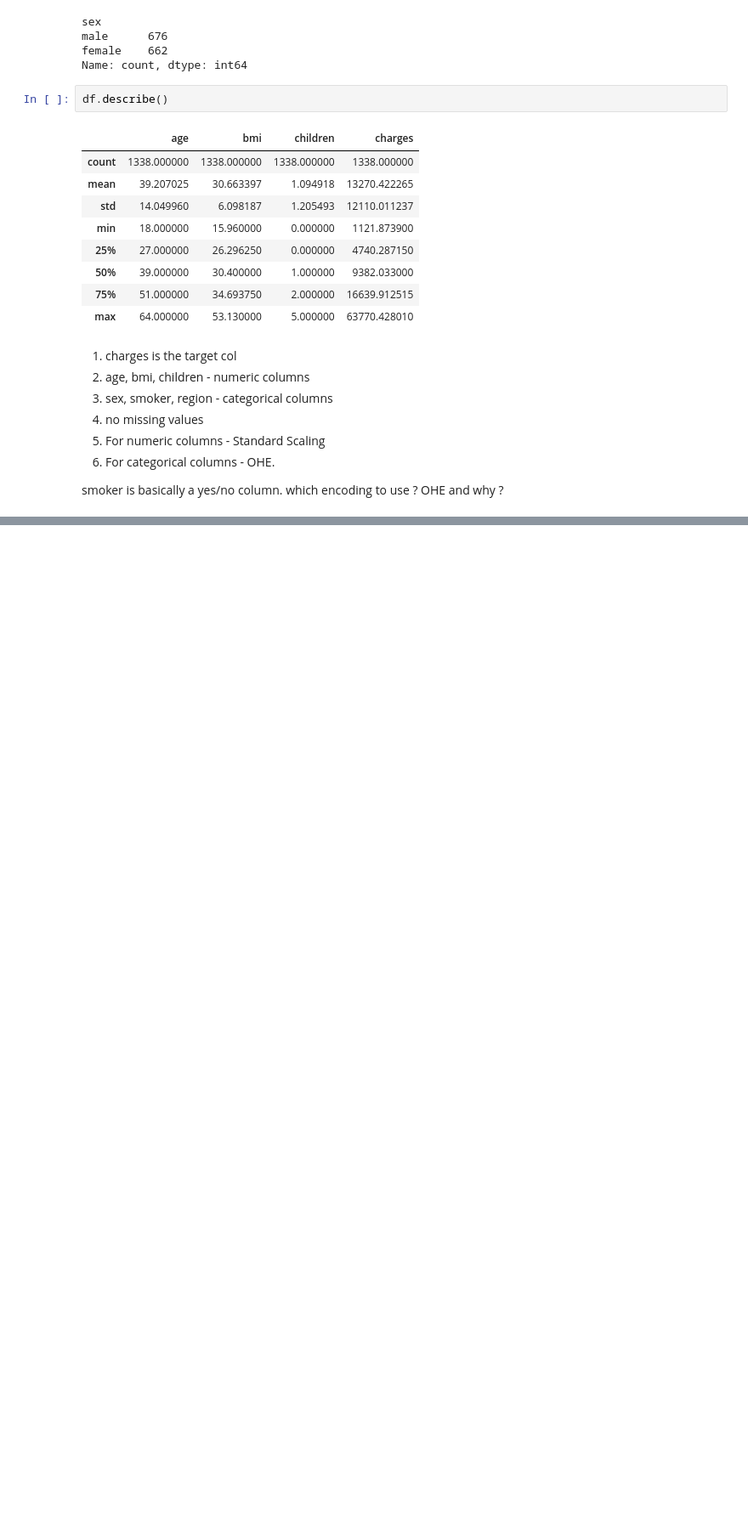
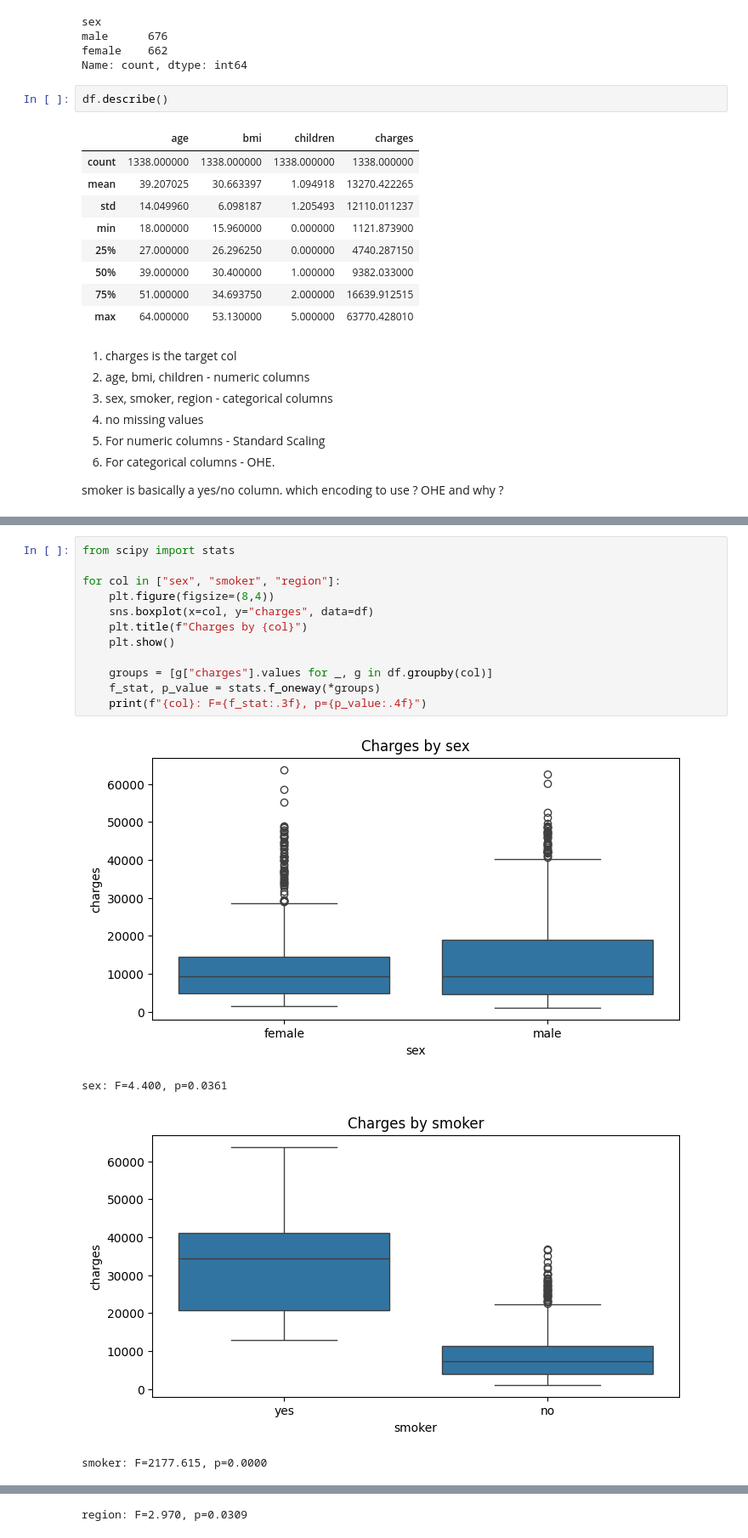
Before and after one commit to VishRoy/kaggle-notebook, a Jupyter notebook: insurance_forecast.ipynb, the cells around one changed output, grey strips where cells are left out. Shown at 85% size. Cells and saved outputs as stored; diff of their text form; blank space fills up the shorter version.

```diff
--- a/insurance_forecast.ipynb
+++ b/insurance_forecast.ipynb
@@ -81,0 +258,17 @@ smoker is basically a yes/no column. which encoding to use ? OHE and why ?
+# %%
+from scipy import stats
+
+for col in ["sex", "smoker", "region"]:
+    plt.figure(figsize=(8,4))
+    sns.boxplot(x=col, y="charges", data=df)
+    plt.title(f"Charges by {col}")
+    plt.show()
+
+    groups = [g["charges"].values for _, g in df.groupby(col)]
+    f_stat, p_value = stats.f_oneway(*groups)
+    print(f"{col}: F={f_stat:.3f}, p={p_value:.4f}")
+# %% [output]
+[figure, added]
+sex: F=4.400, p=0.0361
+[figure, added]
+smoker: F=2177.615, p=0.0000
@@ -81,0 +276 @@ smoker is basically a yes/no column. which encoding to use ? OHE and why ?
+region: F=2.970, p=0.0309
```
Also changed, not shown: parts of 45 cells of this notebook.
